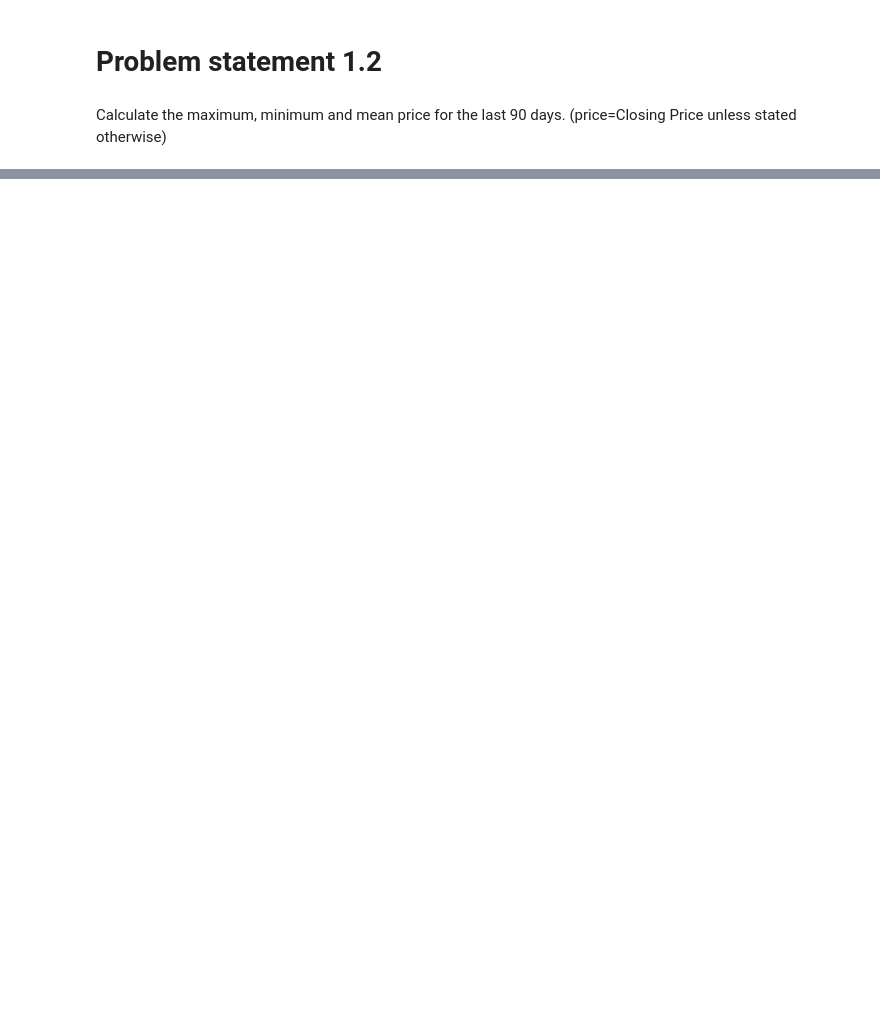
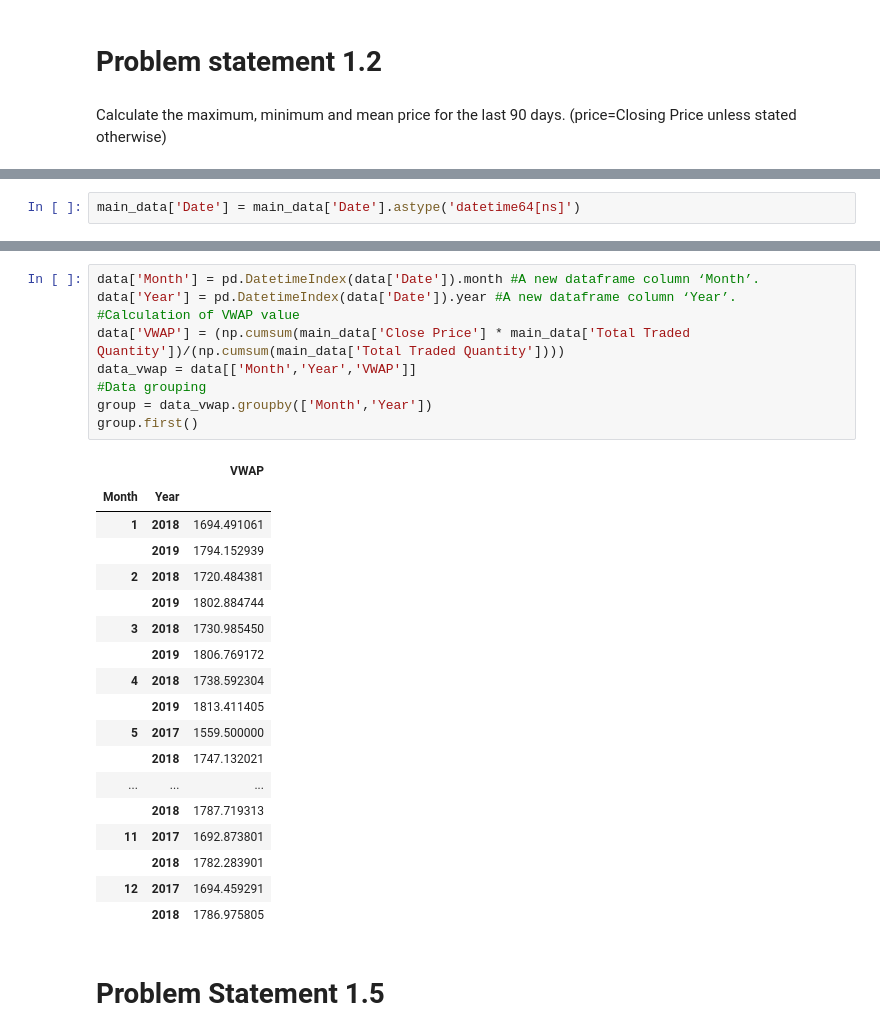
Before and after one commit to Rpythonista/Machine-Learning-Project-For-HDFC, a Jupyter notebook: ML_Internship_Module_1.ipynb, the cells around one changed output, grey strips where cells are left out. Cells and saved outputs as stored; diff of their text form; blank space fills up the shorter version.

```diff
--- a/ML_Internship_Module_1.ipynb
+++ b/ML_Internship_Module_1.ipynb
@@ -75,0 +108,2 @@ data.tail(90)['Close Price'].mean() #Calculates mean price for last 30 days.
+# %%
+main_data['Date'] = main_data['Date'].astype('datetime64[ns]')
@@ -75,0 +148,30 @@ data.tail(90)['Close Price'].mean() #Calculates mean price for last 30 days.
+# %%
+data['Month'] = pd.DatetimeIndex(data['Date']).month #A new dataframe column ‘Month’.
+data['Year'] = pd.DatetimeIndex(data['Date']).year #A new dataframe column ‘Year’.
+#Calculation of VWAP value
+data['VWAP'] = (np.cumsum(main_data['Close Price'] * main_data['Total Traded Quantity'])/(np.cumsum(main_data['Total Traded Quantity'])))
+data_vwap = data[['Month','Year','VWAP']]
+#Data grouping
+group = data_vwap.groupby(['Month','Year'])
+group.first()
+# %% [output]
+|  |  | VWAP |
+| Month | Year |  |
+| 1 | 2018 | 1694.491061 |
+|  | 2019 | 1794.152939 |
+| 2 | 2018 | 1720.484381 |
+|  | 2019 | 1802.884744 |
+| 3 | 2018 | 1730.985450 |
+|  | 2019 | 1806.769172 |
+| 4 | 2018 | 1738.592304 |
+|  | 2019 | 1813.411405 |
+| 5 | 2017 | 1559.500000 |
+|  | 2018 | 1747.132021 |
+| ... | ... | ... |
+|  | 2018 | 1787.719313 |
+| 11 | 2017 | 1692.873801 |
+|  | 2018 | 1782.283901 |
+| 12 | 2017 | 1694.459291 |
+|  | 2018 | 1786.975805 |
+# %% [markdown]
+# Problem Statement 1.5
```
Also changed, not shown: parts of 17 cells of this notebook.
